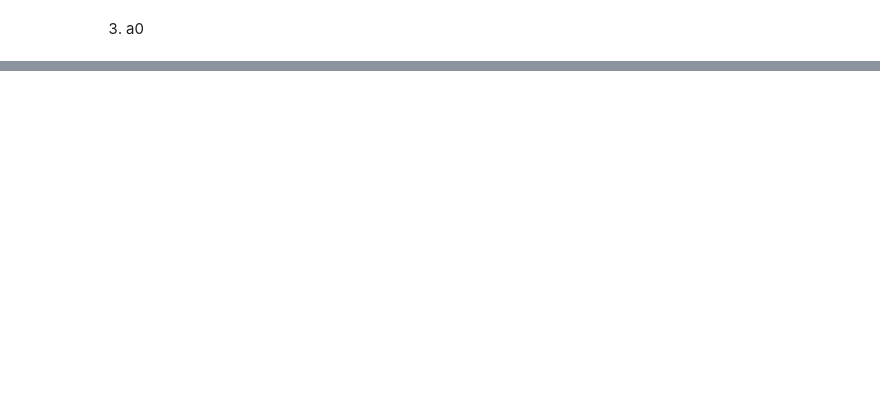
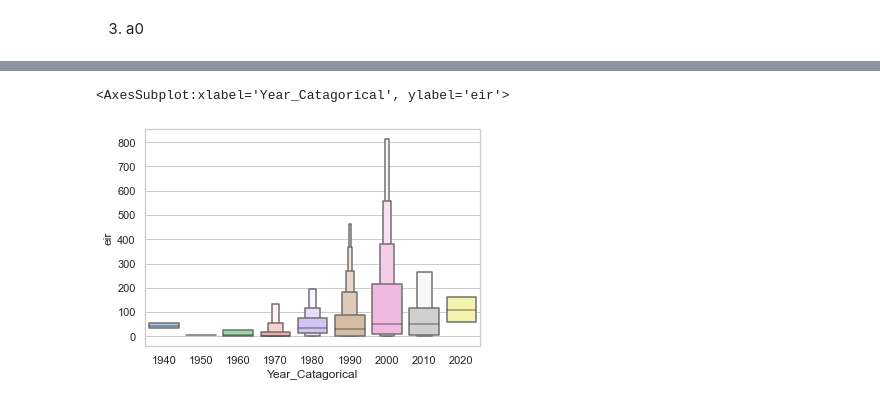
Before and after one commit to sepmein/mBench, a Jupyter notebook: GHA_data_preparation.ipynb, the cells around one changed output, grey strips where cells are left out. Drawn from its saved outputs; the diff is of its cells as text; code cells hidden in the pictures; blank space fills up the shorter version.

```diff
--- a/GHA_data_preparation.ipynb
+++ b/GHA_data_preparation.ipynb
@@ -242,0 +749,6 @@ pd.merge(admin1_code_and_names, GHA_Intervention_data, left_on='Subdivision name
+# %%
+eir['Year_Catagorical'] = eir['Year'] // 10 * 10
+sns.boxenplot(data=eir, y='eir', x='Year_Catagorical', showfliers=False)
+# %% [output]
+<AxesSubplot:xlabel='Year_Catagorical', ylabel='eir'>
+[figure, added]
```
Also changed, not shown: parts of 44 cells of this notebook.
